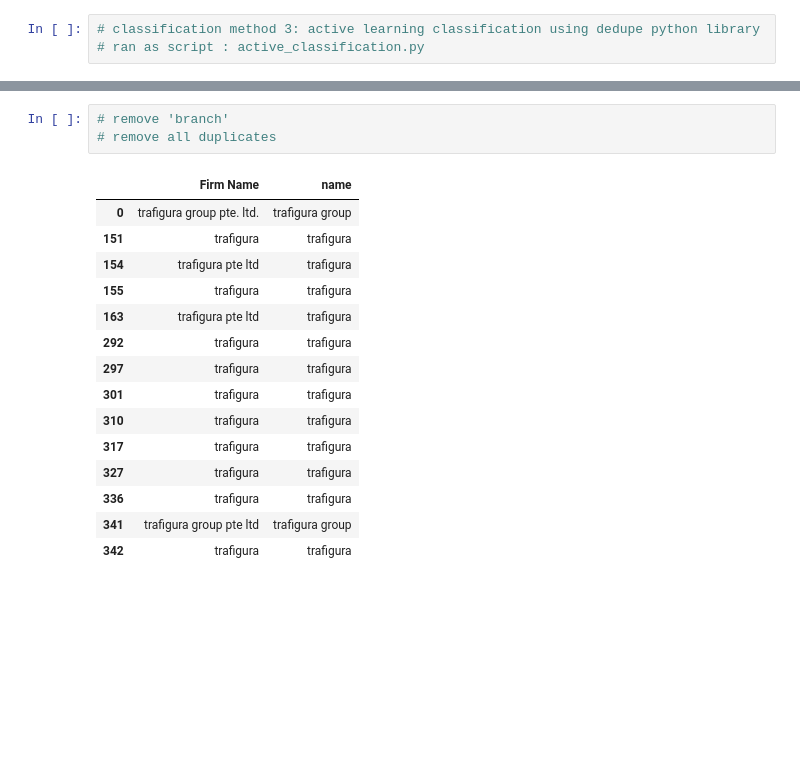
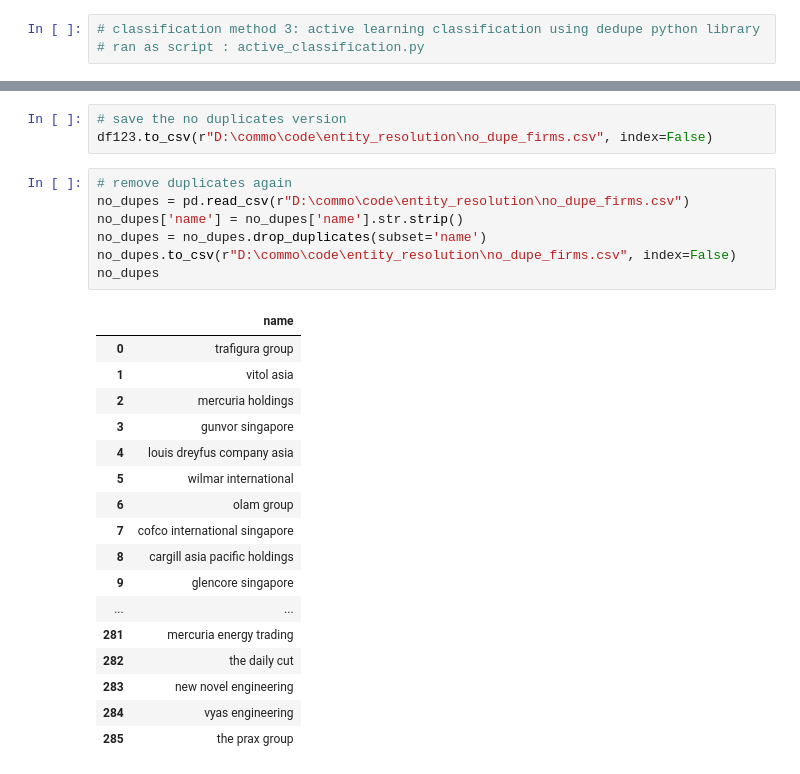
Before and after one commit to Mona212004/sna_trader_financier_lawyer, a Jupyter notebook: entity_resolution/2_entity_resolution.ipynb, the cells around one changed output, grey strips where cells are left out. Saved outputs shown, nothing was run; the diff lists cells and outputs as text; blank space fills up the shorter version.

```diff
--- a/entity_resolution/2_entity_resolution.ipynb
+++ b/entity_resolution/2_entity_resolution.ipynb
@@ -592,19 +641,28 @@ df123.loc[[5, 302, 305, 322], ["Firm Name", "name"]] = "wilmar international"
 # %%
-# remove 'branch'
-# remove all duplicates
+# save the no duplicates version
+df123.to_csv(r"D:\commo\code\entity_resolution\no_dupe_firms.csv", index=False)
-# %% [output]
-|  | Firm Name | name |
-| 0 | trafigura group pte. ltd. | trafigura group |
-| 151 | trafigura | trafigura |
-| 154 | trafigura pte ltd | trafigura |
-| 155 | trafigura | trafigura |
-| 163 | trafigura pte ltd | trafigura |
-| 292 | trafigura | trafigura |
-| 297 | trafigura | trafigura |
-| 301 | trafigura | trafigura |
-| 310 | trafigura | trafigura |
-| 317 | trafigura | trafigura |
-| 327 | trafigura | trafigura |
-| 336 | trafigura | trafigura |
-| 341 | trafigura group pte ltd | trafigura group |
-| 342 | trafigura | trafigura |
+# %%
+# remove duplicates again
+no_dupes = pd.read_csv(r"D:\commo\code\entity_resolution\no_dupe_firms.csv")
+no_dupes['name'] = no_dupes['name'].str.strip()
+no_dupes = no_dupes.drop_duplicates(subset='name')
+no_dupes.to_csv(r"D:\commo\code\entity_resolution\no_dupe_firms.csv", index=False)
+no_dupes
+# %% [output]
+|  | name |
+| 0 | trafigura group |
+| 1 | vitol asia |
+| 2 | mercuria holdings |
+| 3 | gunvor singapore |
+| 4 | louis dreyfus company asia |
+| 5 | wilmar international |
+| 6 | olam group |
+| 7 | cofco international singapore |
+| 8 | cargill asia pacific holdings |
+| 9 | glencore singapore |
+| ... | ... |
+| 281 | mercuria energy trading |
+| 282 | the daily cut |
+| 283 | new novel engineering |
+| 284 | vyas engineering |
+| 285 | the prax group |
```
Also changed, not shown: parts of 19 cells of this notebook, 6 other files.
